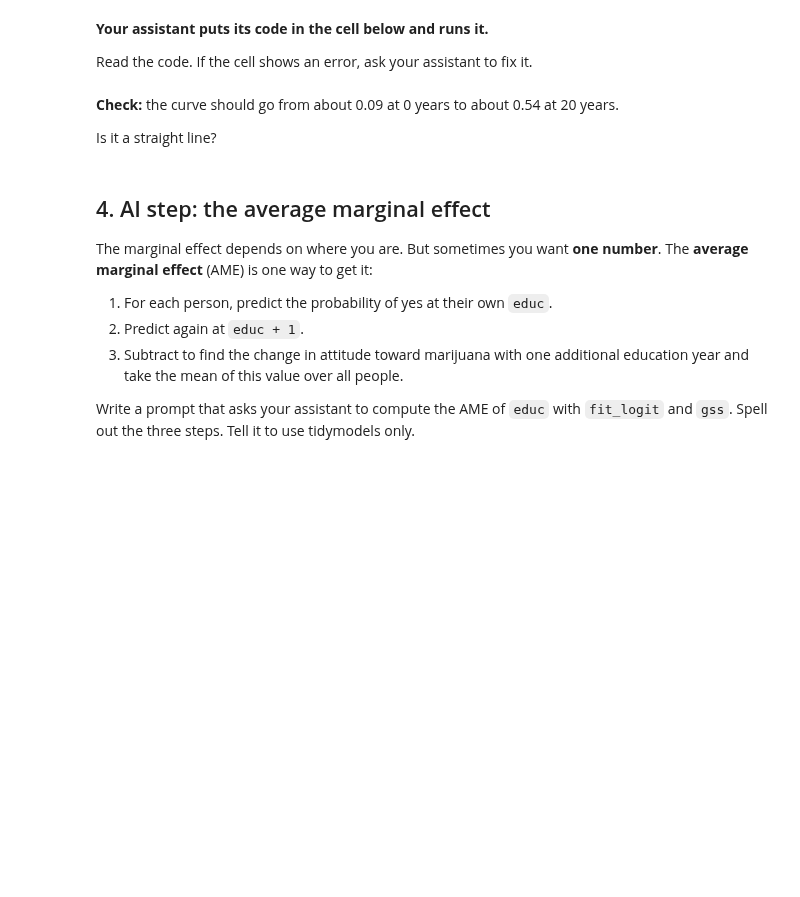
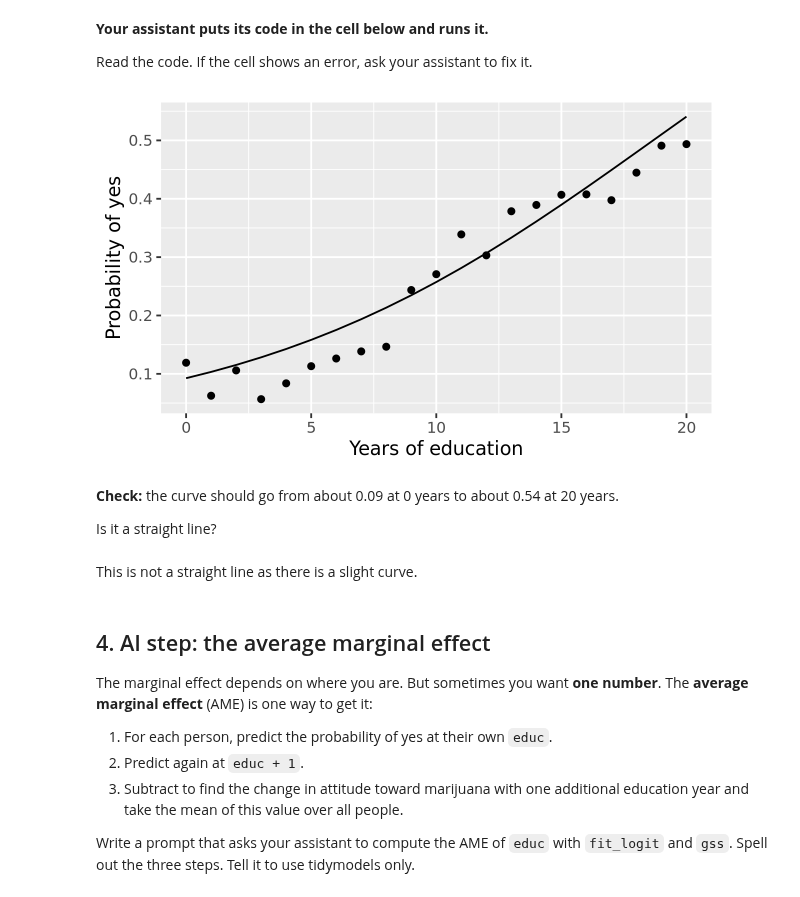
Before and after one commit to shefaalim/codespace, a Jupyter notebook: exercises/10-marginal-effect-exercise.ipynb, the cells around one changed output. Cells and saved outputs as stored; diff of their text form; code cells hidden in the pictures; blank space fills up the shorter version.

```diff
--- a/exercises/10-marginal-effect-exercise.ipynb
+++ b/exercises/10-marginal-effect-exercise.ipynb
@@ -89,10 +115,23 @@ Do not change any other cells.
 **Your assistant puts its code in the cell below and runs it.**
 
 Read the code. If the cell shows an error, ask your assistant to fix it.
+# %%
+grid = tibble(educ = 0:20)
+
+grid_pred = grid |> bind_cols(predict(fit_logit, new_data = grid, type = 'prob'))
+
+ggplot() +
+    geom_point(data = grass_by_educ, aes(x = educ, y = grass)) +
+    geom_line(data = grid_pred, aes(x = educ, y = .pred_yes)) +
+    labs(y = 'Probability of yes', x = 'Years of education')
+# %% [output]
+[figure, added]
 # %% [markdown]
 **Check:** the curve should go from about 0.09 at 0 years to about 0.54 at 20 years.
 
 Is it a straight line?
+# %% [markdown]
+This is not a straight line as there is a slight curve.
 # %% [markdown]
 ## 4. AI step: the average marginal effect
 
```
Also changed, not shown: parts of 5 cells of this notebook.
